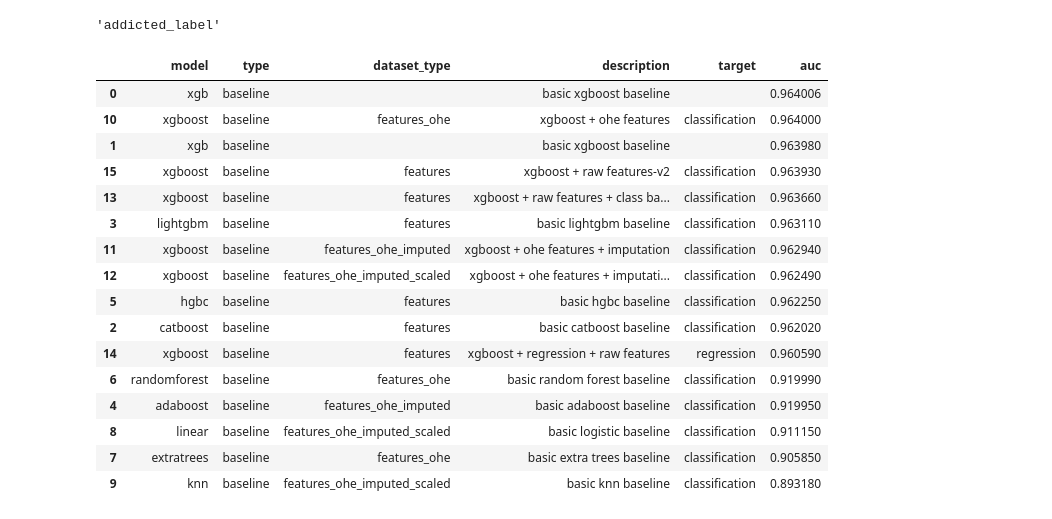
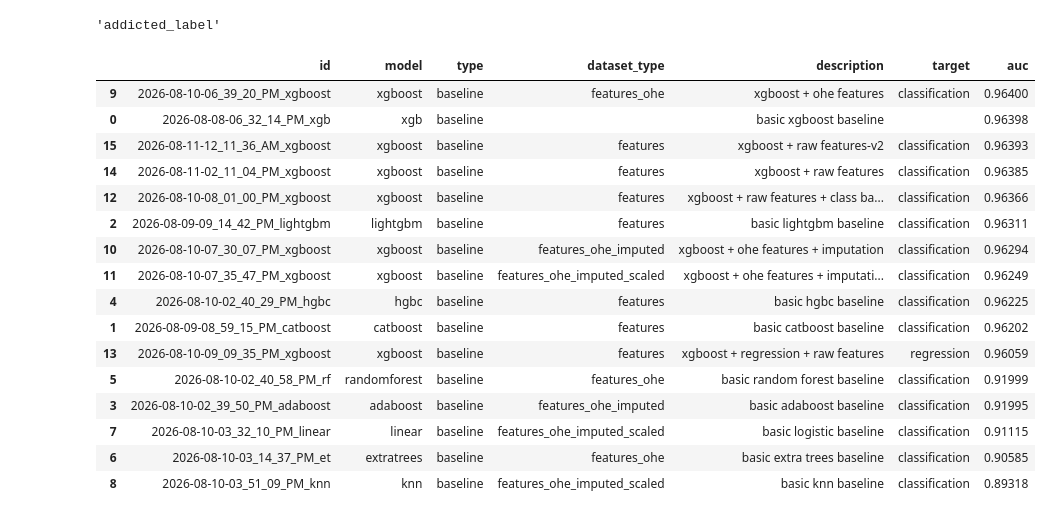
Before and after one commit to abhi-neelam/Kaggle-Notebooks, a Jupyter notebook: Classification/Smartphone Addiction/src/eda/oof_eda.ipynb, the cells around one changed output. Saved outputs shown, nothing was run; the diff lists cells and outputs as text; code cells hidden in the pictures.

```diff
--- a/Classification/Smartphone Addiction/src/eda/oof_eda.ipynb
+++ b/Classification/Smartphone Addiction/src/eda/oof_eda.ipynb
@@ -60,50 +60,51 @@ for file_path in metrics_files:
 
     fold_scores = data.get('cv', {}).get('fold_scores', [])
     for fold_idx, score in enumerate(fold_scores):
         records.append({'model_label': label, 'model_base': model,
                         'fold': fold_idx + 1, 'score': score})
 
     primary = data.get('primary_metric', {})
     auc = primary.get('value') if primary.get('name') == 'auc' else None
     if auc is None and fold_scores:
         auc = sum(fold_scores) / len(fold_scores)
 
     duration = data.get('training', {}).get('duration_seconds')
     if auc is not None and duration is not None:
         duration_records.append({'model_label': label, 'model_base': model,
                                  'auc': auc, 'duration_sec': duration})
 
     exp_cfg = config.get('experiment', {})
     summary_records.append({
+        'id': exp_cfg.get('id', model),
         'model': exp_cfg.get('model', model),
         'type': exp_cfg.get('type', ''),
         'dataset_type': exp_cfg.get('dataset_type', ''),
         'description': exp_cfg.get('description', ''),
         'target': exp_cfg.get('target', ''),
         'auc': auc
     })
 
 df_summary = pd.DataFrame(summary_records)
 df_summary = df_summary.sort_values('auc', ascending=False)
 df_summary
 # %% [output]
-|  | model | type | dataset_type | description | target | auc |
-| 0 | xgb | baseline |  | basic xgboost baseline |  | 0.964006 |
-| 10 | xgboost | baseline | features_ohe | xgboost + ohe features | classification | 0.964000 |
-| 1 | xgb | baseline |  | basic xgboost baseline |  | 0.963980 |
-| 15 | xgboost | baseline | features | xgboost + raw features-v2 | classification | 0.963930 |
-| 13 | xgboost | baseline | features | xgboost + raw features + class ba... | classification | 0.963660 |
-| 3 | lightgbm | baseline | features | basic lightgbm baseline | classification | 0.963110 |
-| 11 | xgboost | baseline | features_ohe_imputed | xgboost + ohe features + imputation | classification | 0.962940 |
-| 12 | xgboost | baseline | features_ohe_imputed_scaled | xgboost + ohe features + imputati... | classification | 0.962490 |
-| 5 | hgbc | baseline | features | basic hgbc baseline | classification | 0.962250 |
-| 2 | catboost | baseline | features | basic catboost baseline | classification | 0.962020 |
-| 14 | xgboost | baseline | features | xgboost + regression + raw features | regression | 0.960590 |
-| 6 | randomforest | baseline | features_ohe | basic random forest baseline | classification | 0.919990 |
-| 4 | adaboost | baseline | features_ohe_imputed | basic adaboost baseline | classification | 0.919950 |
-| 8 | linear | baseline | features_ohe_imputed_scaled | basic logistic baseline | classification | 0.911150 |
-| 7 | extratrees | baseline | features_ohe | basic extra trees baseline | classification | 0.905850 |
-| 9 | knn | baseline | features_ohe_imputed_scaled | basic knn baseline | classification | 0.893180 |
+|  | id | model | type | dataset_type | description | target | auc |
+| 9 | 2026-08-10-06_39_20_PM_xgboost | xgboost | baseline | features_ohe | xgboost + ohe features | classification | 0.96400 |
+| 0 | 2026-08-08-06_32_14_PM_xgb | xgb | baseline |  | basic xgboost baseline |  | 0.96398 |
+| 15 | 2026-08-11-12_11_36_AM_xgboost | xgboost | baseline | features | xgboost + raw features-v2 | classification | 0.96393 |
+| 14 | 2026-08-11-02_11_04_PM_xgboost | xgboost | baseline | features | xgboost + raw features | classification | 0.96385 |
+| 12 | 2026-08-10-08_01_00_PM_xgboost | xgboost | baseline | features | xgboost + raw features + class ba... | classification | 0.96366 |
+| 2 | 2026-08-09-09_14_42_PM_lightgbm | lightgbm | baseline | features | basic lightgbm baseline | classification | 0.96311 |
+| 10 | 2026-08-10-07_30_07_PM_xgboost | xgboost | baseline | features_ohe_imputed | xgboost + ohe features + imputation | classification | 0.96294 |
+| 11 | 2026-08-10-07_35_47_PM_xgboost | xgboost | baseline | features_ohe_imputed_scaled | xgboost + ohe features + imputati... | classification | 0.96249 |
+| 4 | 2026-08-10-02_40_29_PM_hgbc | hgbc | baseline | features | basic hgbc baseline | classification | 0.96225 |
+| 1 | 2026-08-09-08_59_15_PM_catboost | catboost | baseline | features | basic catboost baseline | classification | 0.96202 |
+| 13 | 2026-08-10-09_09_35_PM_xgboost | xgboost | baseline | features | xgboost + regression + raw features | regression | 0.96059 |
+| 5 | 2026-08-10-02_40_58_PM_rf | randomforest | baseline | features_ohe | basic random forest baseline | classification | 0.91999 |
+| 3 | 2026-08-10-02_39_50_PM_adaboost | adaboost | baseline | features_ohe_imputed | basic adaboost baseline | classification | 0.91995 |
+| 7 | 2026-08-10-03_32_10_PM_linear | linear | baseline | features_ohe_imputed_scaled | basic logistic baseline | classification | 0.91115 |
+| 6 | 2026-08-10-03_14_37_PM_et | extratrees | baseline | features_ohe | basic extra trees baseline | classification | 0.90585 |
+| 8 | 2026-08-10-03_51_09_PM_knn | knn | baseline | features_ohe_imputed_scaled | basic knn baseline | classification | 0.89318 |
 # %%
 if records:
     df = pd.DataFrame(records)
```
Also changed, not shown: parts of 3 cells of this notebook.
